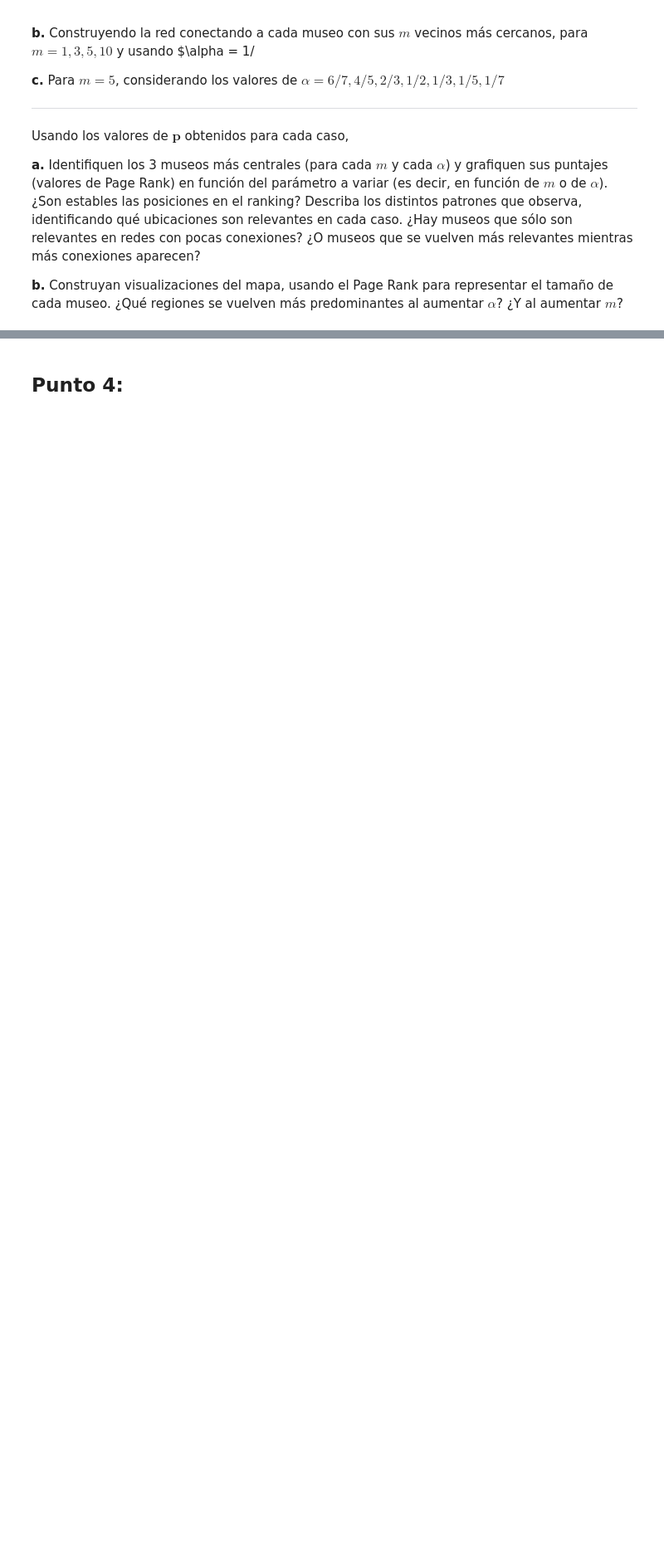
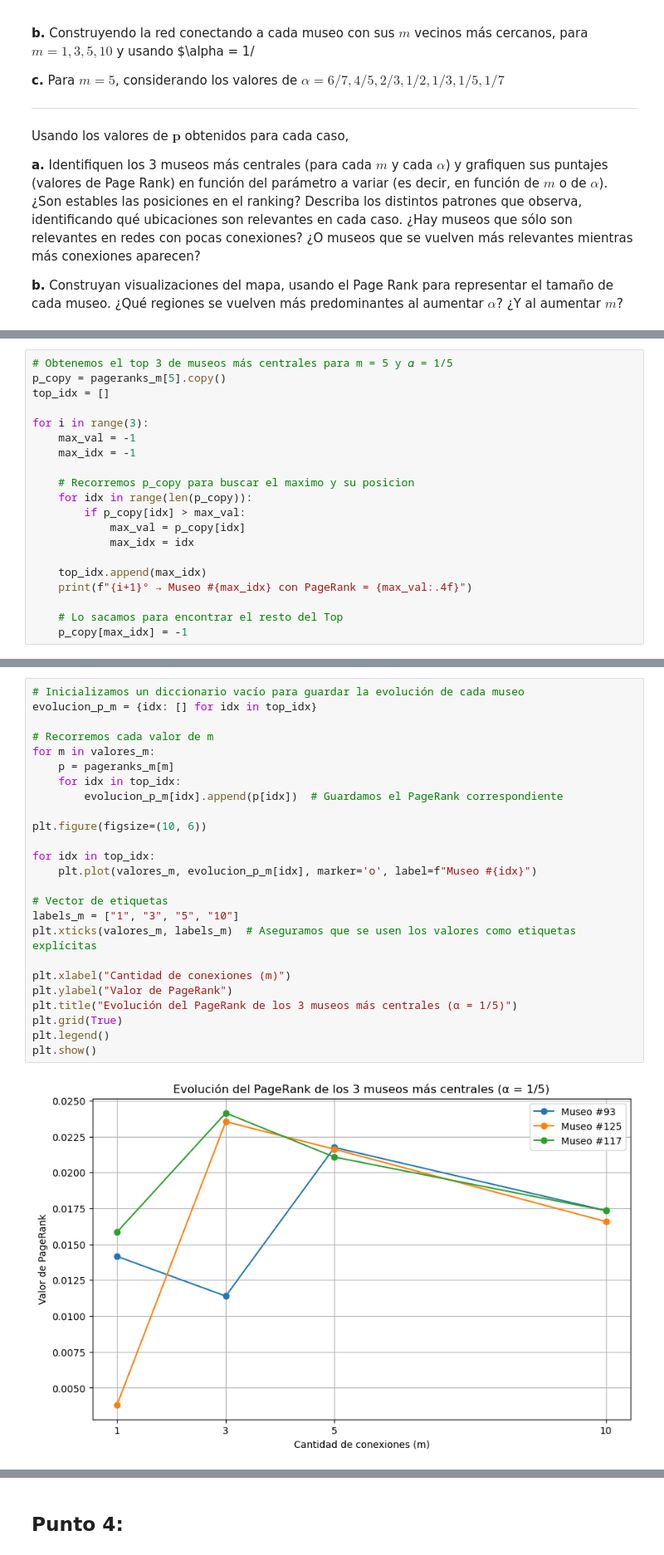
Before and after one commit to JuanmaMoreira/ALC2025-1c-TP1, a Jupyter notebook: TP1_template.ipynb, the cells around one changed output, grey strips where cells are left out. Shown at 83% size. Cells and saved outputs as stored; diff of their text form; blank space fills up the shorter version.

```diff
--- a/TP1_template.ipynb
+++ b/TP1_template.ipynb
@@ -467,0 +271,20 @@ A medida que $m$ aumenta, la red se vuelve más densa y ganan aún más protagon
+# %%
+# Obtenemos el top 3 de museos más centrales para m = 5 y 𝛼 = 1/5
+p_copy = pageranks_m[5].copy()
+top_idx = []
+
+for i in range(3):
+    max_val = -1
+    max_idx = -1
+
+    # Recorremos p_copy para buscar el maximo y su posicion
+    for idx in range(len(p_copy)):
+        if p_copy[idx] > max_val:
+            max_val = p_copy[idx]
+            max_idx = idx
+
+    top_idx.append(max_idx)
+    print(f"{i+1}° → Museo #{max_idx} con PageRank = {max_val:.4f}")
+
+    # Lo sacamos para encontrar el resto del Top
+    p_copy[max_idx] = -1
@@ -467,0 +297,27 @@ A medida que $m$ aumenta, la red se vuelve más densa y ganan aún más protagon
+# %%
+# Inicializamos un diccionario vacío para guardar la evolución de cada museo
+evolucion_p_m = {idx: [] for idx in top_idx}
+
+# Recorremos cada valor de m
+for m in valores_m:
+    p = pageranks_m[m]
+    for idx in top_idx:
+        evolucion_p_m[idx].append(p[idx])  # Guardamos el PageRank correspondiente
+
+plt.figure(figsize=(10, 6))
+
+for idx in top_idx:
+    plt.plot(valores_m, evolucion_p_m[idx], marker='o', label=f"Museo #{idx}")
+
+# Vector de etiquetas
+labels_m = ["1", "3", "5", "10"]
+plt.xticks(valores_m, labels_m)  # Aseguramos que se usen los valores como etiquetas explícitas
+
+plt.xlabel("Cantidad de conexiones (m)")
+plt.ylabel("Valor de PageRank")
+plt.title("Evolución del PageRank de los 3 museos más centrales (α = 1/5)")
+plt.grid(True)
+plt.legend()
+plt.show()
+# %% [output]
+[figure, added]
```
Also changed, not shown: parts of 47 cells of this notebook, 1 other file.
